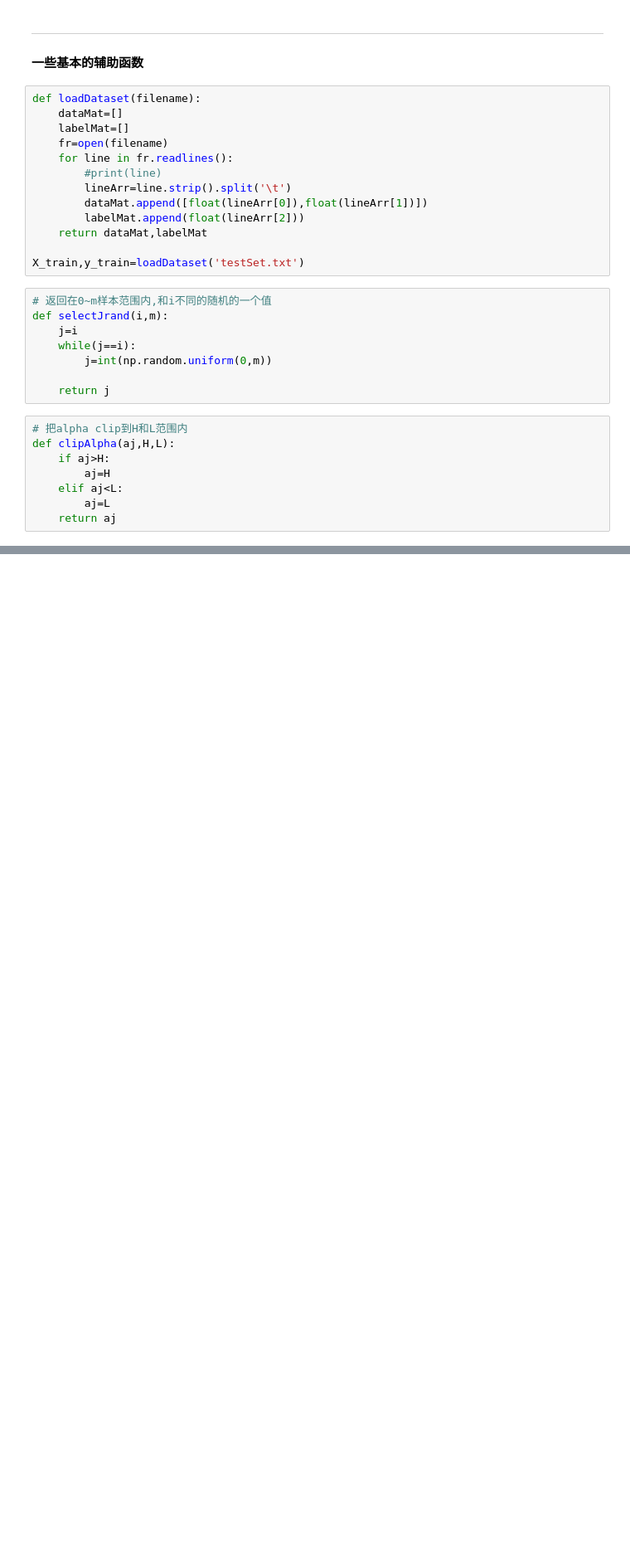
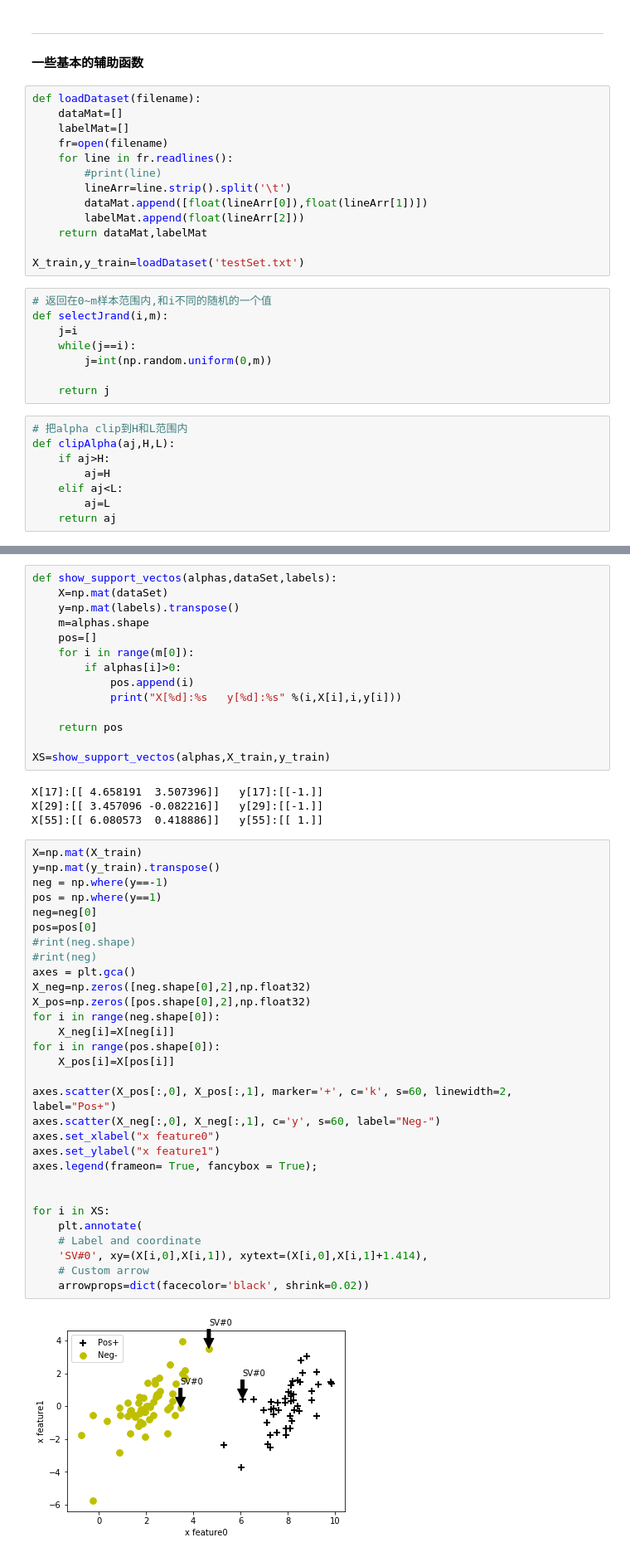
Before and after one commit to sycophant-stone/ml_playgroud, a Jupyter notebook: svm/svm.ipynb, the cells around one changed output, grey strips where cells are left out. Shown at 83% size. Cells and saved outputs as stored; diff of their text form; blank space fills up the shorter version.

Commit message:
add support vector in image

```diff
--- a/svm/svm.ipynb
+++ b/svm/svm.ipynb
@@ -166,0 +168,50 @@ iteration num: 3
+# %%
+def show_support_vectos(alphas,dataSet,labels):
+    X=np.mat(dataSet)
+    y=np.mat(labels).transpose()
+    m=alphas.shape
+    pos=[]
+    for i in range(m[0]):
+        if alphas[i]>0:
+            pos.append(i)
+            print("X[%d]:%s   y[%d]:%s" %(i,X[i],i,y[i]))
+
+    return pos
+
+XS=show_support_vectos(alphas,X_train,y_train)
+# %% [output]
+X[17]:[[ 4.658191  3.507396]]   y[17]:[[-1.]]
+X[29]:[[ 3.457096 -0.082216]]   y[29]:[[-1.]]
+X[55]:[[ 6.080573  0.418886]]   y[55]:[[ 1.]]
+# %%
+X=np.mat(X_train)
+y=np.mat(y_train).transpose()
+neg = np.where(y==-1)
+pos = np.where(y==1)
+neg=neg[0]
+pos=pos[0]
+#rint(neg.shape)
+#rint(neg)
+axes = plt.gca()
+X_neg=np.zeros([neg.shape[0],2],np.float32)
+X_pos=np.zeros([pos.shape[0],2],np.float32)
+for i in range(neg.shape[0]):
+    X_neg[i]=X[neg[i]]
+for i in range(pos.shape[0]):
+    X_pos[i]=X[pos[i]]
+
+axes.scatter(X_pos[:,0], X_pos[:,1], marker='+', c='k', s=60, linewidth=2, label="Pos+")
+axes.scatter(X_neg[:,0], X_neg[:,1], c='y', s=60, label="Neg-")
+axes.set_xlabel("x feature0")
+axes.set_ylabel("x feature1")
+axes.legend(frameon= True, fancybox = True);
+
+
+for i in XS:
+    plt.annotate(
+    # Label and coordinate
+    'SV#0', xy=(X[i,0],X[i,1]), xytext=(X[i,0],X[i,1]+1.414),
+    # Custom arrow
+    arrowprops=dict(facecolor='black', shrink=0.02))
+# %% [output]
+[figure, added]
```
Also changed, not shown: parts of 2 cells of this notebook.
